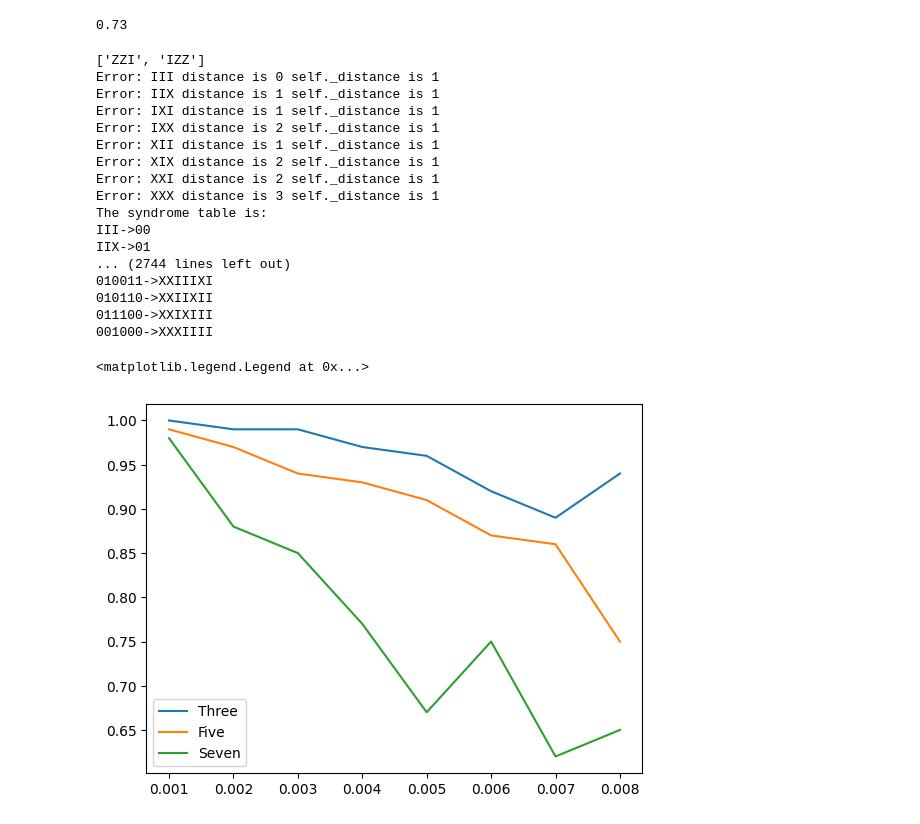
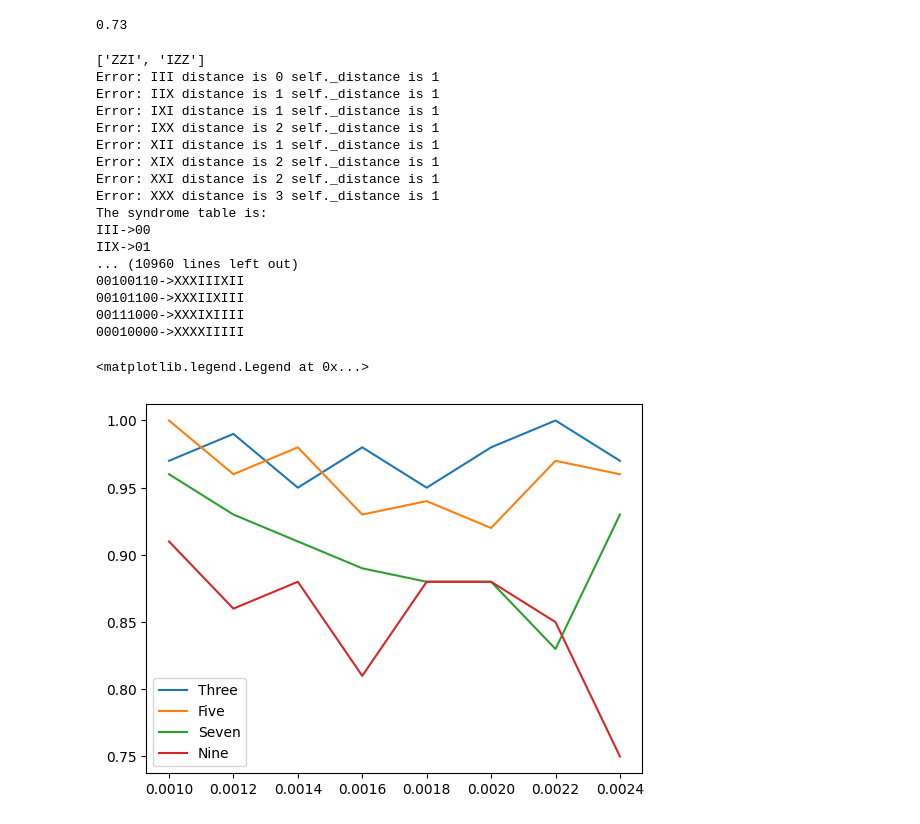
Before and after one commit to QuBruin/DynamicCircuit, a Jupyter notebook: test.ipynb, the cells around one changed output. Saved outputs shown, nothing was run; the diff lists cells and outputs as text; code cells hidden in the pictures.

Commit message:
Plot threshold

```diff
--- a/test.ipynb
+++ b/test.ipynb
@@ -172,9 +175,10 @@ print(fidelity)
 # %%
-number_qubits=[3,5,7]
-physical_errorrates=[0.001,0.002,0.003,0.004,0.005,0.006,0.007,0.008]
+number_qubits=[3,5,7,9]
+physical_errorrates=[0.001,0.0012,0.0014,0.0016,0.0018,0.002,0.0022,0.0024]
 three_fidelity=[]
 five_fidelity=[]
 seven_fidelity=[]
+nine_fidelity=[]
 for num in number_qubits:
     for errorrate in physical_errorrates:
         rep=bitfliprepetitioncode(num)
@@ -190,6 +194,8 @@ for num in number_qubits:
             five_fidelity.append(fidelity)
         if num==7:
             seven_fidelity.append(fidelity)
+        if num==9:
+            nine_fidelity.append(fidelity)
 # %% [output]
 ['ZZI', 'IZZ']
 Error: III distance is 0 self._distance is 1
@@ -203,18 +209,19 @@ Error: XXX distance is 3 self._distance is 1
 The syndrome table is:
 III->00
 IIX->01
-... (2744 lines left out)
-010011->XXIIIXI
-010110->XXIIXII
-011100->XXIXIII
-001000->XXXIIII
+... (10960 lines left out)
+00100110->XXXIIIXII
+00101100->XXXIIXIII
+00111000->XXXIXIIII
+00010000->XXXXIIIII
 # %%
 import matplotlib.pyplot as plt
 # %%
 plt.plot(physical_errorrates,three_fidelity,label="Three")
 plt.plot(physical_errorrates,five_fidelity,label="Five")
 plt.plot(physical_errorrates,seven_fidelity,label="Seven")
+plt.plot(physical_errorrates,nine_fidelity,label="Nine")
 plt.legend()
 # %% [output]
 <matplotlib.legend.Legend at 0x...>
-[figure, old version]
+[figure, new version]
```
Also changed, not shown: parts of 1 cell of this notebook, 2 other files.
